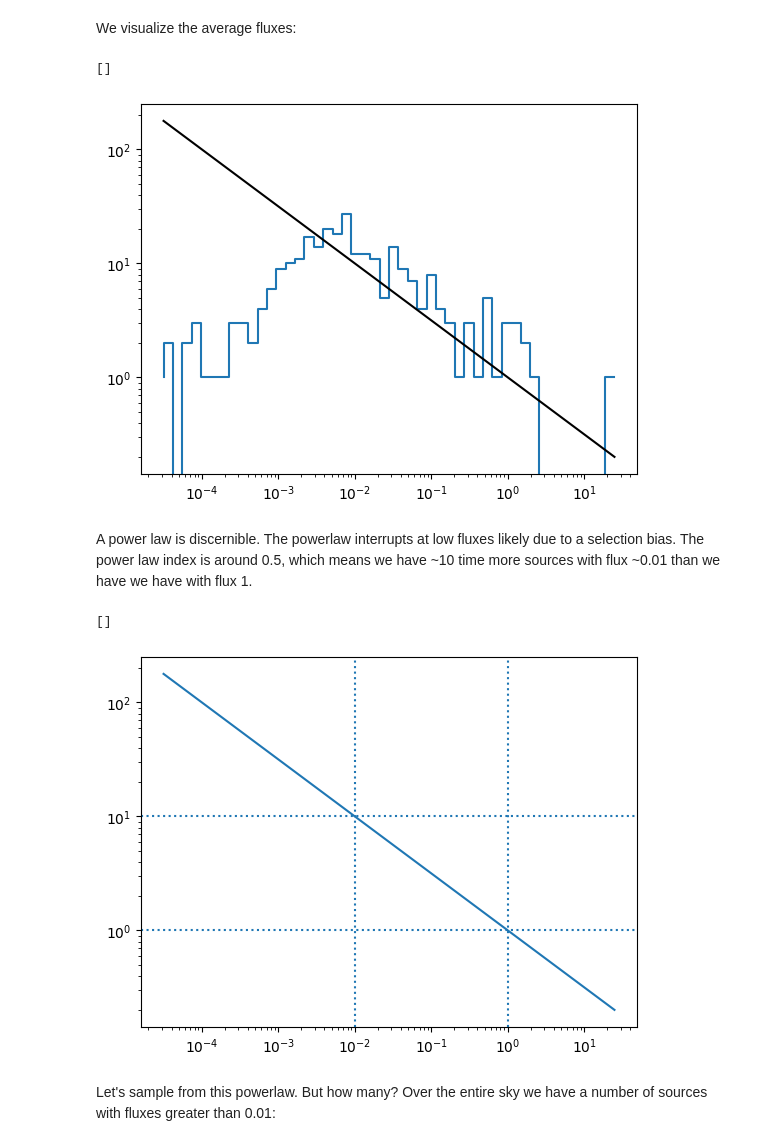
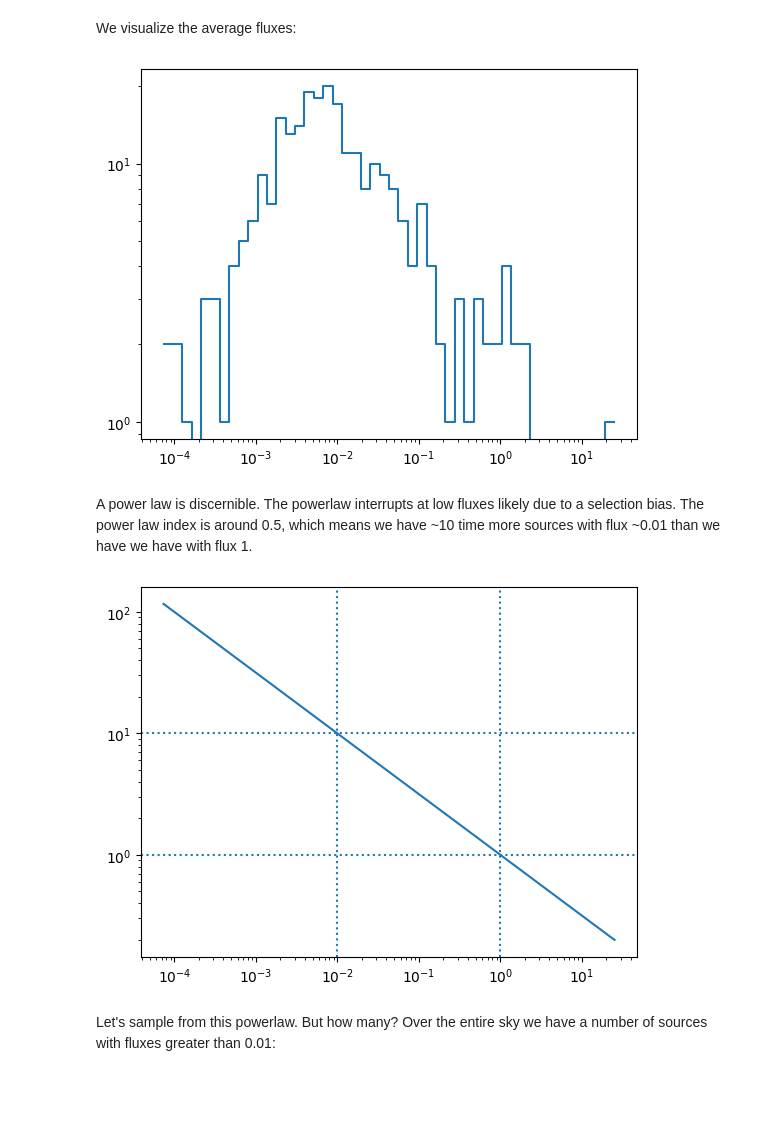
Before and after one commit to peppedilillo/masks, a Jupyter notebook: notebooks/16_catalog_gen.ipynb, the cells around one changed output. Cells and saved outputs as stored; diff of their text form; code cells hidden in the pictures; blank space fills up the shorter version.

```diff
--- a/notebooks/16_catalog_gen.ipynb
+++ b/notebooks/16_catalog_gen.ipynb
@@ -7,20 +7,19 @@ from astropy.io import fits
 # %% [markdown]
 # Simulation dataset
 # %%
-catalog = "../assets/RXTE-ASM_BeppoSAX-WFC_catalog_new.fits"
+catalog = Path("../assets/RXTE-ASM_BeppoSAX-WFC_catalog_new.fits")
 data = fits.getdata(catalog, ext=1)
 # %% [markdown]
 We visualize the average fluxes:
 # %%
-logbins = np.logspace(*np.log10(np.percentile(data["AVG_FLUX"], [0, 100])))
-counts, _ = np.histogram(fluxes, bins=logbins)
+logbins = np.logspace(*np.log10(np.percentile(data["AVG_FLUX"], [1, 100])))
+counts, _ = np.histogram(data["AVG_FLUX"], bins=logbins)
 # %%
 plt.step(logbins[:-1], counts)
-plt.plot(logbins[:-1], p(logbins[:-1]), color="k")
 plt.loglog()
+plt.show()
 # %% [output]
-[]
-[figure, old version]
+[figure, new version]
 # %% [markdown]
 A power law is discernible. The powerlaw interrupts at low fluxes likely due to a selection bias. The power law index is around 0.5, which means we have ~10 time more sources with flux ~0.01 than we have we have with flux 1.
 # %%
@@ -33,9 +32,9 @@ plt.axhline(10, ls=":")
 plt.axvline(1, ls=":")
 plt.axhline(1, ls=":")
 plt.loglog()
+plt.show()
 # %% [output]
-[]
-[figure, old version]
+[figure, new version]
 # %%
 def inversion_sampling(
     size: int,
```
Also changed, not shown: parts of 4 cells of this notebook.
